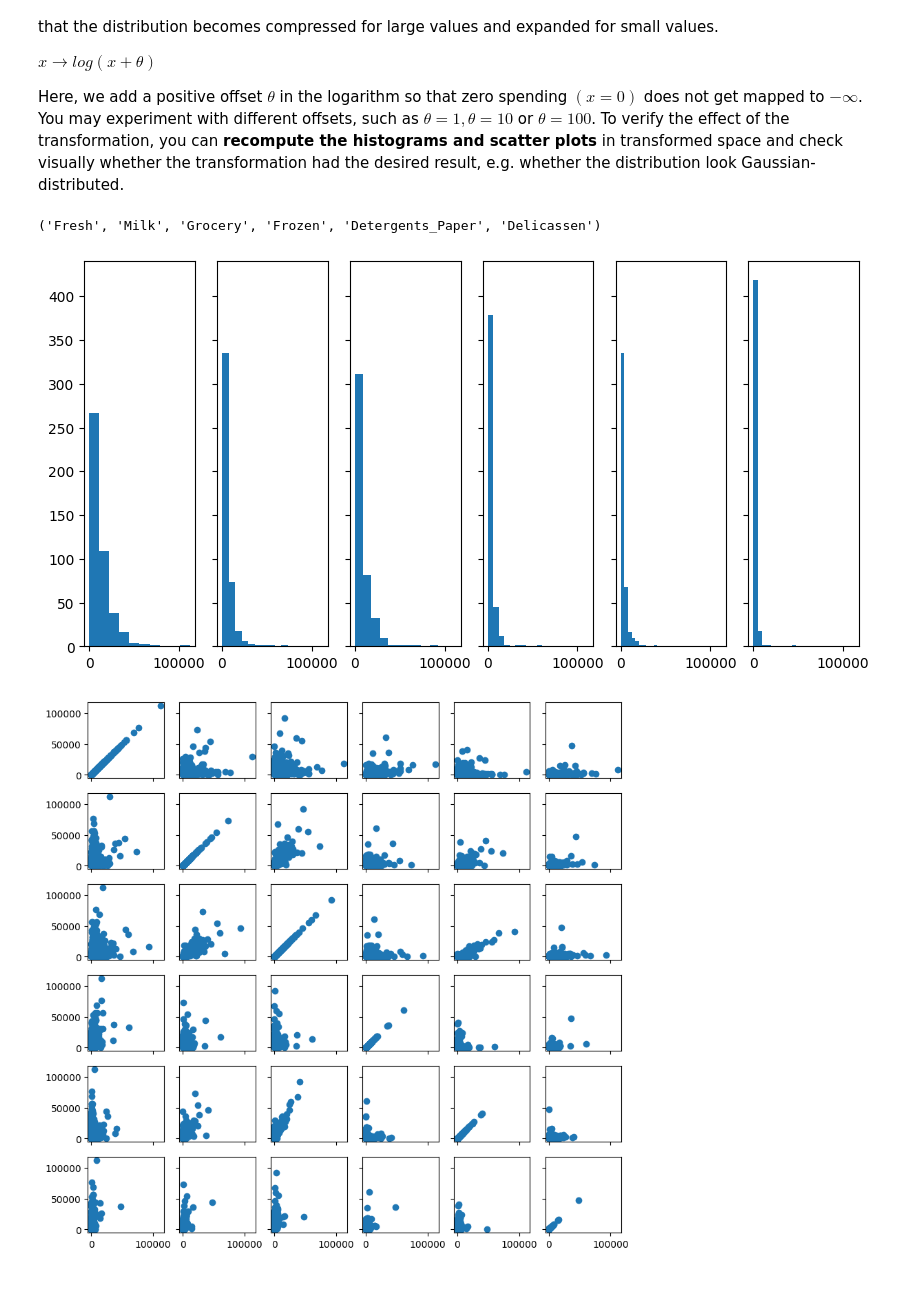
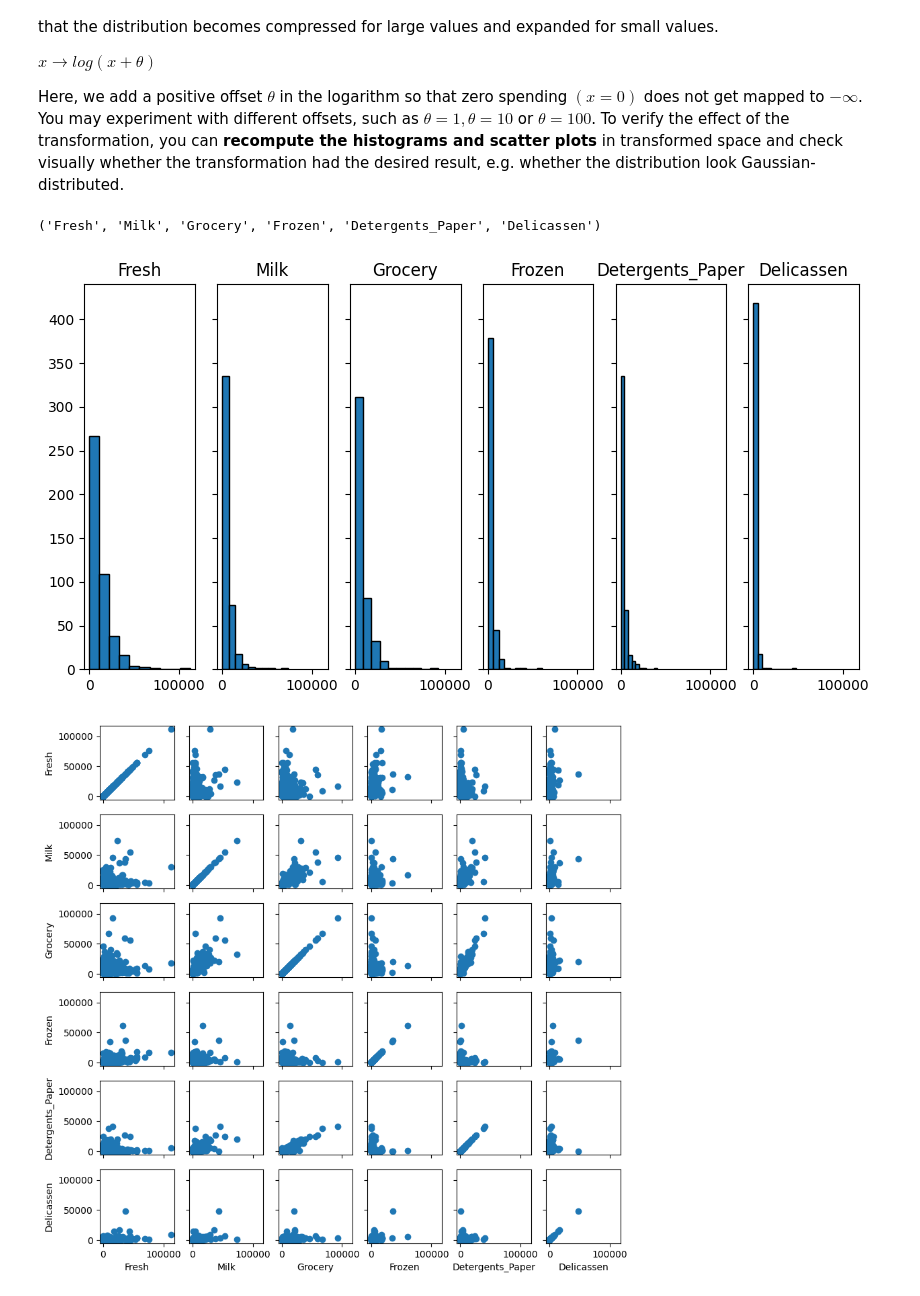
Before and after one commit to mertyaylacigit/ML-for-Data-Science, a Jupyter notebook: Part 1/Lab ML for Data Science - Part I.ipynb, the cells around one changed output. Drawn from its saved outputs; the diff is of its cells as text; code cells hidden in the pictures.

Commit message:
Small adjustments for the plots

```diff
--- a/Part 1/Lab ML for Data Science - Part I.ipynb
+++ b/Part 1/Lab ML for Data Science - Part I.ipynb
@@ -25,32 +26,39 @@ Here, we add a positive offset $θ$ in the logarithm so that zero spending $(x =
 # %%
 Data = numpy.genfromtxt('Wholesale customers data.csv',
                      delimiter=',',
                      usecols = numpy.arange(2,8),
                      names=True)
 
 categories = Data.dtype.names
 
 print(categories)
 
-fig, axs = plt.subplots(1, 6, sharex = True, sharey=True, figsize=(10, 5))
+fig, axes = plt.subplots(1, 6,
+                        sharex = True,
+                        sharey=True,
+                        figsize=(10, 5))
+
+
 i = 0
 for category in categories:
-    axs[i].hist(Data[category])
+    axes[i].set_title(category)
+    axes[i].hist(Data[category], edgecolor='black')
     i += 1
 
-fig2, axs2 = plt.subplots(6, 6, sharex = True, sharey=True, figsize=(10, 10))
+fig2, axes2 = plt.subplots(6, 6, sharex = True, sharey=True, figsize=(10, 10))
 
-i = 0
+j = 0
 for category1 in categories:
-    j = 0
+    i = 0
     for category2 in categories:
-        axs2[i][j].scatter(Data[category1], Data[category2])
-        j += 1
-    i += 1
-#plt.hist(Data['Milk'])
-#plt.scatter(Data['Milk'], Data['Grocery'])
+        axes2[5][j].set_xlabel(category1)
+        axes2[i][0].set_ylabel(category2)
+        axes2[i][j].scatter(Data[category1], Data[category2])
+        i += 1
+    j += 1
+
 plt.show()
 # %% [output]
 ('Fresh', 'Milk', 'Grocery', 'Frozen', 'Detergents_Paper', 'Delicassen')
-[figure, old version]
+[figure, new version]
-[figure, old version]
+[figure, new version]
```
Also changed, not shown: parts of 1 cell of this notebook.
